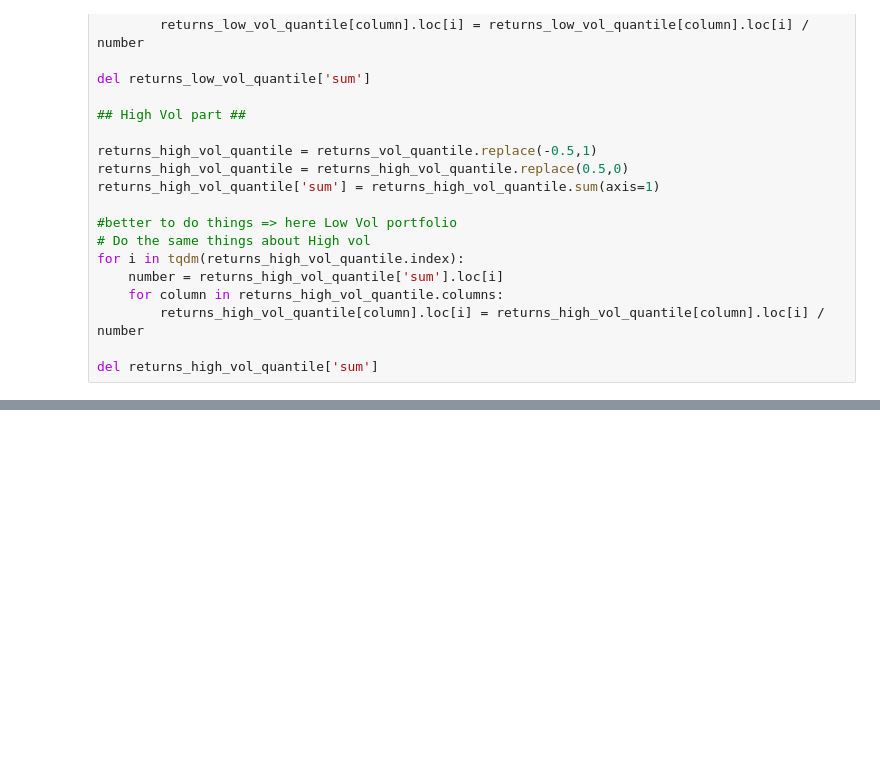
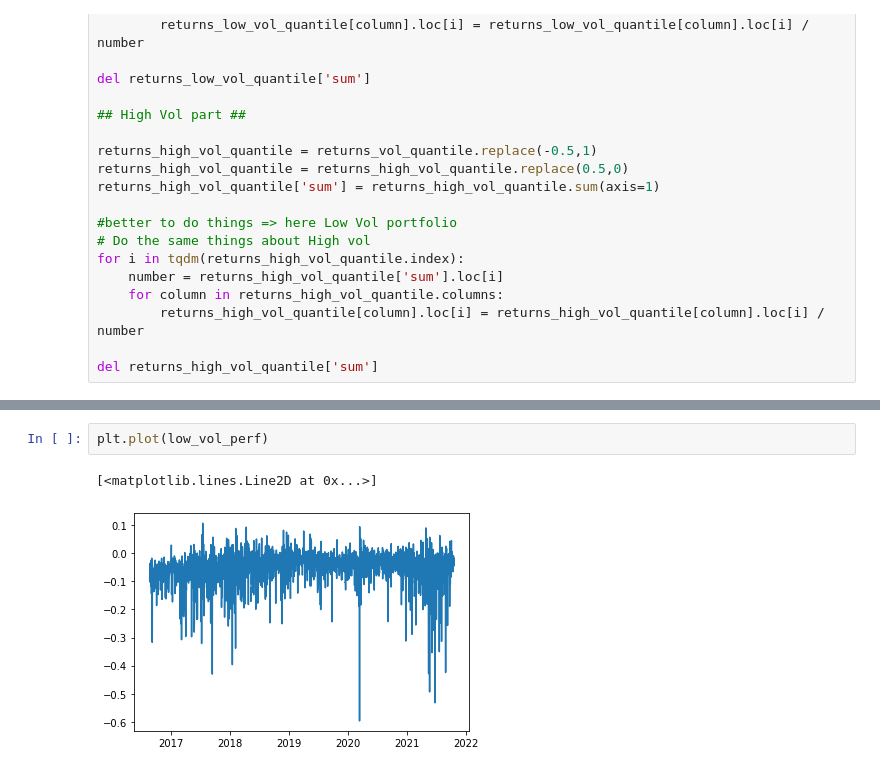
Before and after one commit to GuillaumePv/lowbeta_cryptocurrency, a Jupyter notebook: notebooks/low_vol_strat.ipynb, the cells around one changed output, grey strips where cells are left out. Saved outputs shown, nothing was run; the diff lists cells and outputs as text; blank space fills up the shorter version.

```diff
--- a/notebooks/low_vol_strat.ipynb
+++ b/notebooks/low_vol_strat.ipynb
@@ -156,0 +127,5 @@ Length: 1882, dtype: float64
+# %%
+plt.plot(low_vol_perf)
+# %% [output]
+[<matplotlib.lines.Line2D at 0x...>]
+[figure, added]
```
Also changed, not shown: parts of 4 cells of this notebook, 3 other files.
